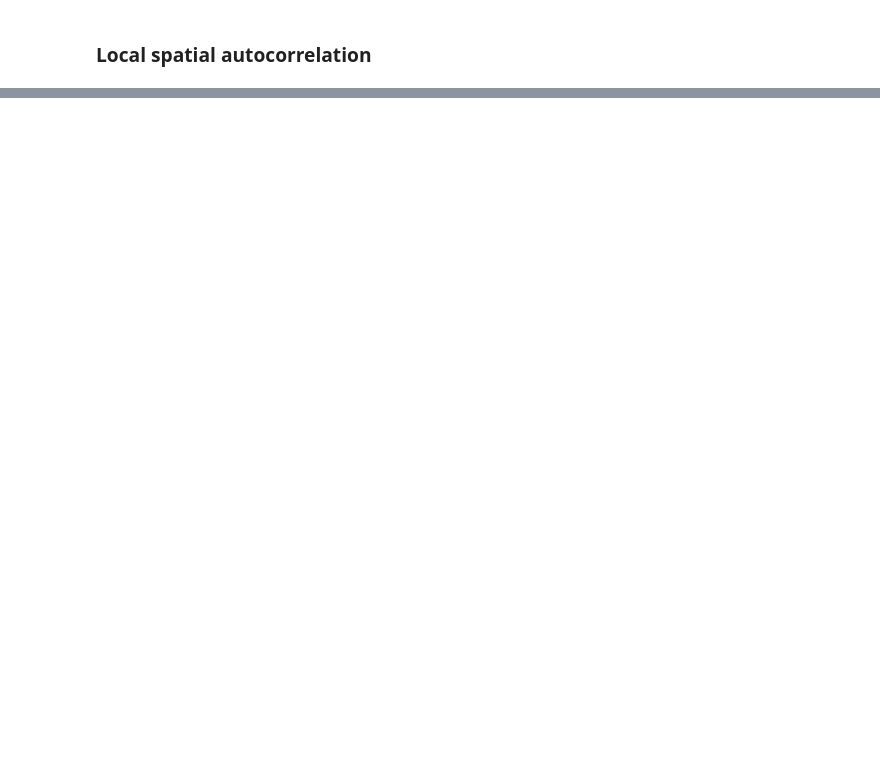
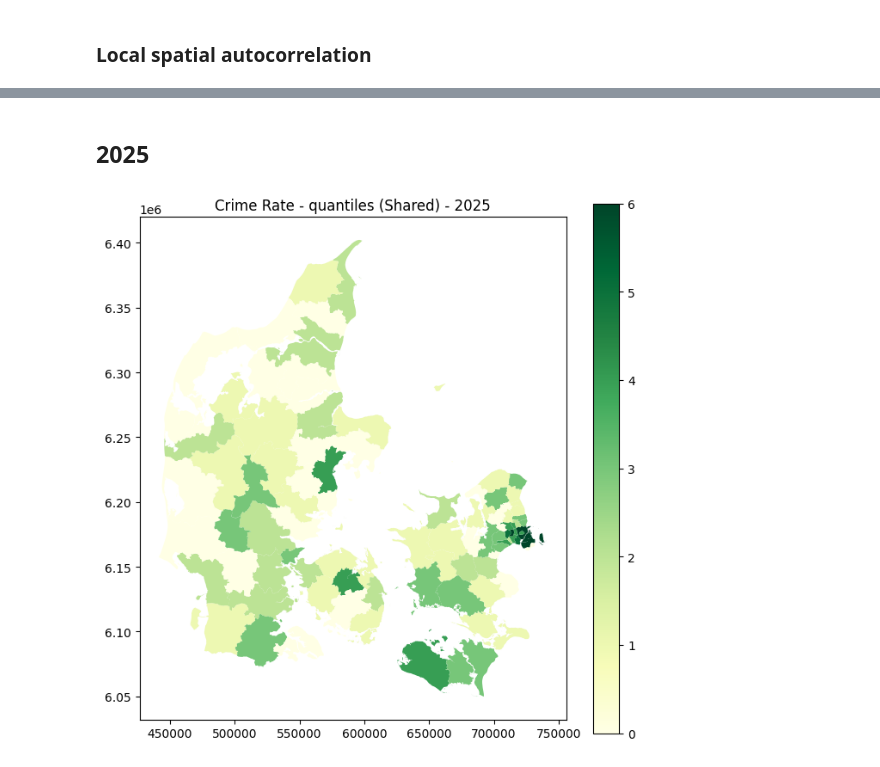
Before and after one commit to Geospatial-data-science-project/Spatial-autocorrelation-on-crime-rates-of-denmark, a Jupyter notebook: geospatial-analysis.ipynb, the cells around one changed output, grey strips where cells are left out. Cells and saved outputs as stored; diff of their text form; code cells hidden in the pictures; blank space fills up the shorter version.

```diff
--- a/geospatial-analysis.ipynb
+++ b/geospatial-analysis.ipynb
@@ -578,0 +704,17 @@ plt.title("LISA crime rate clusters for year 2025, p = 5%");
+# %% [markdown]
+## 2025
+# %%
+fig, ax = plt.subplots(1, figsize=(8, 8))
+gdf_2025.plot(
+    column="q_class",
+    cmap="YlGn",
+    legend=True,
+    ax=ax
+)
+
+plt.title("Crime Rate - quantiles (Shared) - 2025")
+plt.savefig("img5_quant_2025.png", dpi=150, bbox_inches="tight")
+
+plt.show()
+# %% [output]
+[figure, added]
```
Also changed, not shown: parts of 43 cells of this notebook.
